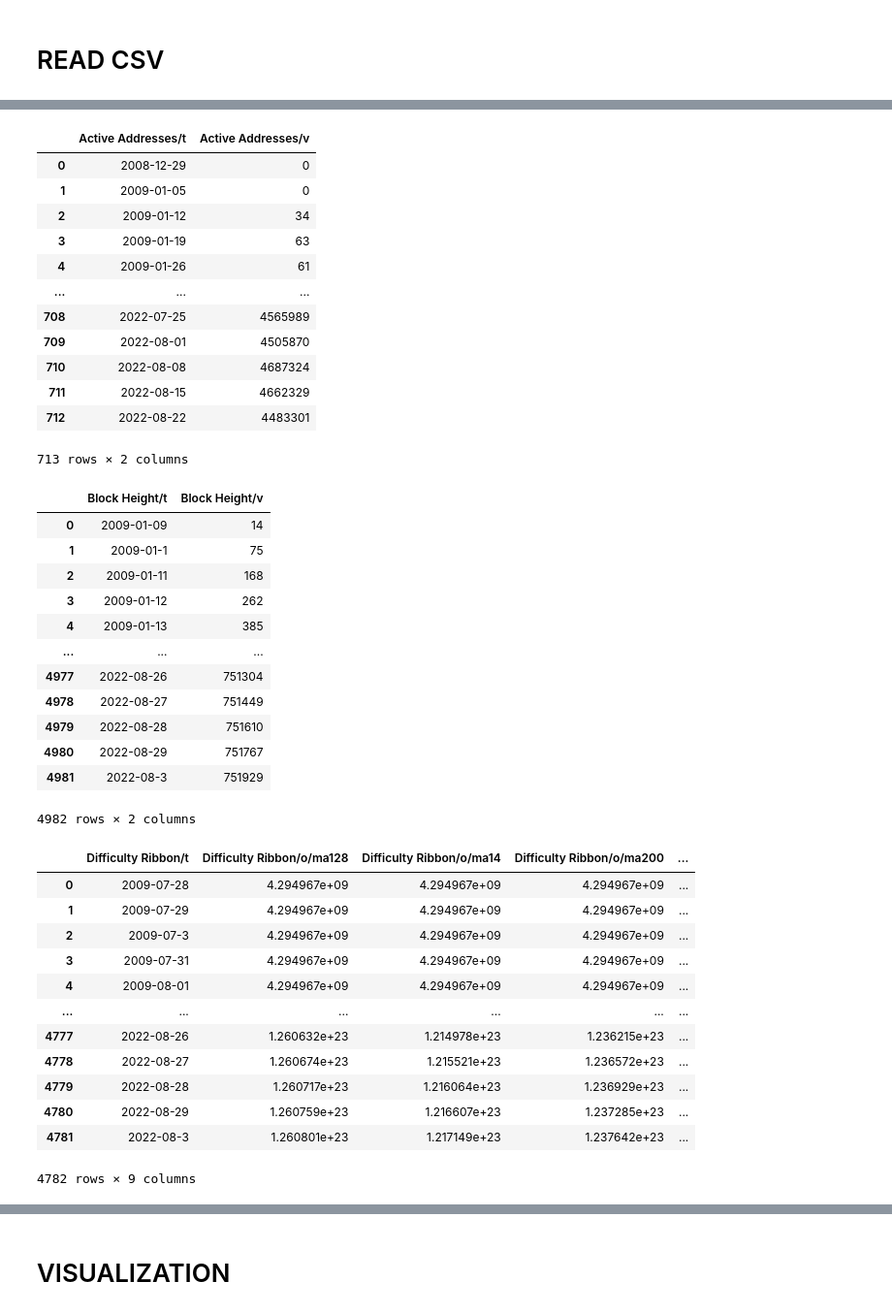
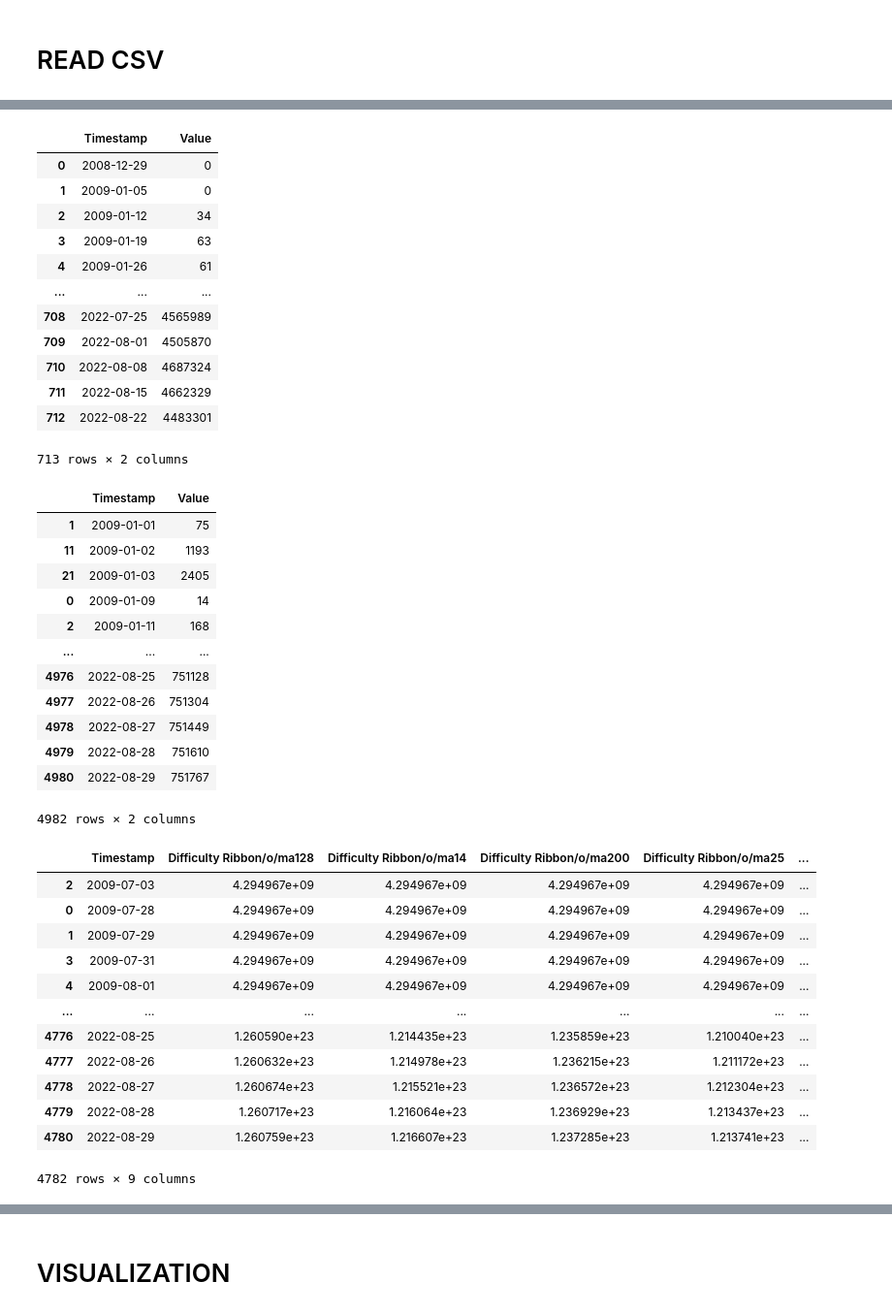
Before and after one commit to CasellaJr/Forecasting-Blockchain-indicators-for-analyzing-BTC-future-price, a Jupyter notebook: Time Series.ipynb, the cells around one changed output, grey strips where cells are left out. Shown at 97% size. Drawn from its saved outputs; the diff is of its cells as text; code cells hidden in the pictures.

```diff
--- a/Time Series.ipynb
+++ b/Time Series.ipynb
@@ -36,9 +62,12 @@ new_addresses
 # %%
 active_addresses
 active_addresses["Active Addresses/t"] = active_addresses["Active Addresses/t"].str.rstrip("T00:00:00.000Z")
+active_addresses["Active Addresses/t"] = pd.to_datetime(active_addresses["Active Addresses/t"])
+active_addresses = active_addresses.sort_values(by='Active Addresses/t')
+active_addresses = active_addresses.rename(columns={'Active Addresses/t': 'Timestamp', 'Active Addresses/v': 'Value'})
 active_addresses
 # %% [output]
-|  | Active Addresses/t | Active Addresses/v |
+|  | Timestamp | Value |
 | 0 | 2008-12-29 | 0 |
 | 1 | 2009-01-05 | 0 |
 | 2 | 2009-01-12 | 34 |
@@ -54,38 +83,44 @@ active_addresses
 # %%
 block_height
 block_height["Block Height/t"] = block_height["Block Height/t"].str.rstrip("T00:00:00.000Z")
+block_height["Block Height/t"] = pd.to_datetime(block_height["Block Height/t"])
+block_height = block_height.sort_values(by='Block Height/t')
+block_height = block_height.rename(columns={'Block Height/t': 'Timestamp', 'Block Height/v': 'Value'})
 block_height
 # %% [output]
-|  | Block Height/t | Block Height/v |
+|  | Timestamp | Value |
+| 1 | 2009-01-01 | 75 |
+| 11 | 2009-01-02 | 1193 |
+| 21 | 2009-01-03 | 2405 |
 | 0 | 2009-01-09 | 14 |
-| 1 | 2009-01-1 | 75 |
 | 2 | 2009-01-11 | 168 |
-| 3 | 2009-01-12 | 262 |
-| 4 | 2009-01-13 | 385 |
 | ... | ... | ... |
+| 4976 | 2022-08-25 | 751128 |
 | 4977 | 2022-08-26 | 751304 |
 | 4978 | 2022-08-27 | 751449 |
 | 4979 | 2022-08-28 | 751610 |
 | 4980 | 2022-08-29 | 751767 |
-| 4981 | 2022-08-3 | 751929 |
 4982 rows × 2 columns
 # %%
 difficulty_ribbon
 difficulty_ribbon["Difficulty Ribbon/t"] = difficulty_ribbon["Difficulty Ribbon/t"].str.rstrip("T00:00:00.000Z")
+difficulty_ribbon["Difficulty Ribbon/t"] = pd.to_datetime(difficulty_ribbon["Difficulty Ribbon/t"])
+difficulty_ribbon = difficulty_ribbon.sort_values(by='Difficulty Ribbon/t')
+difficulty_ribbon = difficulty_ribbon.rename(columns={'Difficulty Ribbon/t': 'Timestamp'})
 difficulty_ribbon
 # %% [output]
-|  | Difficulty Ribbon/t | Difficulty Ribbon/o/ma128 | Difficulty Ribbon/o/ma14 | Difficulty Ribbon/o/ma200 | ... |
-| 0 | 2009-07-28 | 4.294967e+09 | 4.294967e+09 | 4.294967e+09 | ... |
-| 1 | 2009-07-29 | 4.294967e+09 | 4.294967e+09 | 4.294967e+09 | ... |
-| 2 | 2009-07-3 | 4.294967e+09 | 4.294967e+09 | 4.294967e+09 | ... |
-| 3 | 2009-07-31 | 4.294967e+09 | 4.294967e+09 | 4.294967e+09 | ... |
-| 4 | 2009-08-01 | 4.294967e+09 | 4.294967e+09 | 4.294967e+09 | ... |
-| ... | ... | ... | ... | ... | ... |
-| 4777 | 2022-08-26 | 1.260632e+23 | 1.214978e+23 | 1.236215e+23 | ... |
-| 4778 | 2022-08-27 | 1.260674e+23 | 1.215521e+23 | 1.236572e+23 | ... |
-| 4779 | 2022-08-28 | 1.260717e+23 | 1.216064e+23 | 1.236929e+23 | ... |
-| 4780 | 2022-08-29 | 1.260759e+23 | 1.216607e+23 | 1.237285e+23 | ... |
-| 4781 | 2022-08-3 | 1.260801e+23 | 1.217149e+23 | 1.237642e+23 | ... |
+|  | Timestamp | Difficulty Ribbon/o/ma128 | Difficulty Ribbon/o/ma14 | Difficulty Ribbon/o/ma200 | Difficulty Ribbon/o/ma25 | ... |
+| 2 | 2009-07-03 | 4.294967e+09 | 4.294967e+09 | 4.294967e+09 | 4.294967e+09 | ... |
+| 0 | 2009-07-28 | 4.294967e+09 | 4.294967e+09 | 4.294967e+09 | 4.294967e+09 | ... |
+| 1 | 2009-07-29 | 4.294967e+09 | 4.294967e+09 | 4.294967e+09 | 4.294967e+09 | ... |
+| 3 | 2009-07-31 | 4.294967e+09 | 4.294967e+09 | 4.294967e+09 | 4.294967e+09 | ... |
+| 4 | 2009-08-01 | 4.294967e+09 | 4.294967e+09 | 4.294967e+09 | 4.294967e+09 | ... |
+| ... | ... | ... | ... | ... | ... | ... |
+| 4776 | 2022-08-25 | 1.260590e+23 | 1.214435e+23 | 1.235859e+23 | 1.210040e+23 | ... |
+| 4777 | 2022-08-26 | 1.260632e+23 | 1.214978e+23 | 1.236215e+23 | 1.211172e+23 | ... |
+| 4778 | 2022-08-27 | 1.260674e+23 | 1.215521e+23 | 1.236572e+23 | 1.212304e+23 | ... |
+| 4779 | 2022-08-28 | 1.260717e+23 | 1.216064e+23 | 1.236929e+23 | 1.213437e+23 | ... |
+| 4780 | 2022-08-29 | 1.260759e+23 | 1.216607e+23 | 1.237285e+23 | 1.213741e+23 | ... |
 4782 rows × 9 columns
 # %%
 market_cap_usd
```
Also changed, not shown: parts of 28 cells of this notebook, 2 other files.
